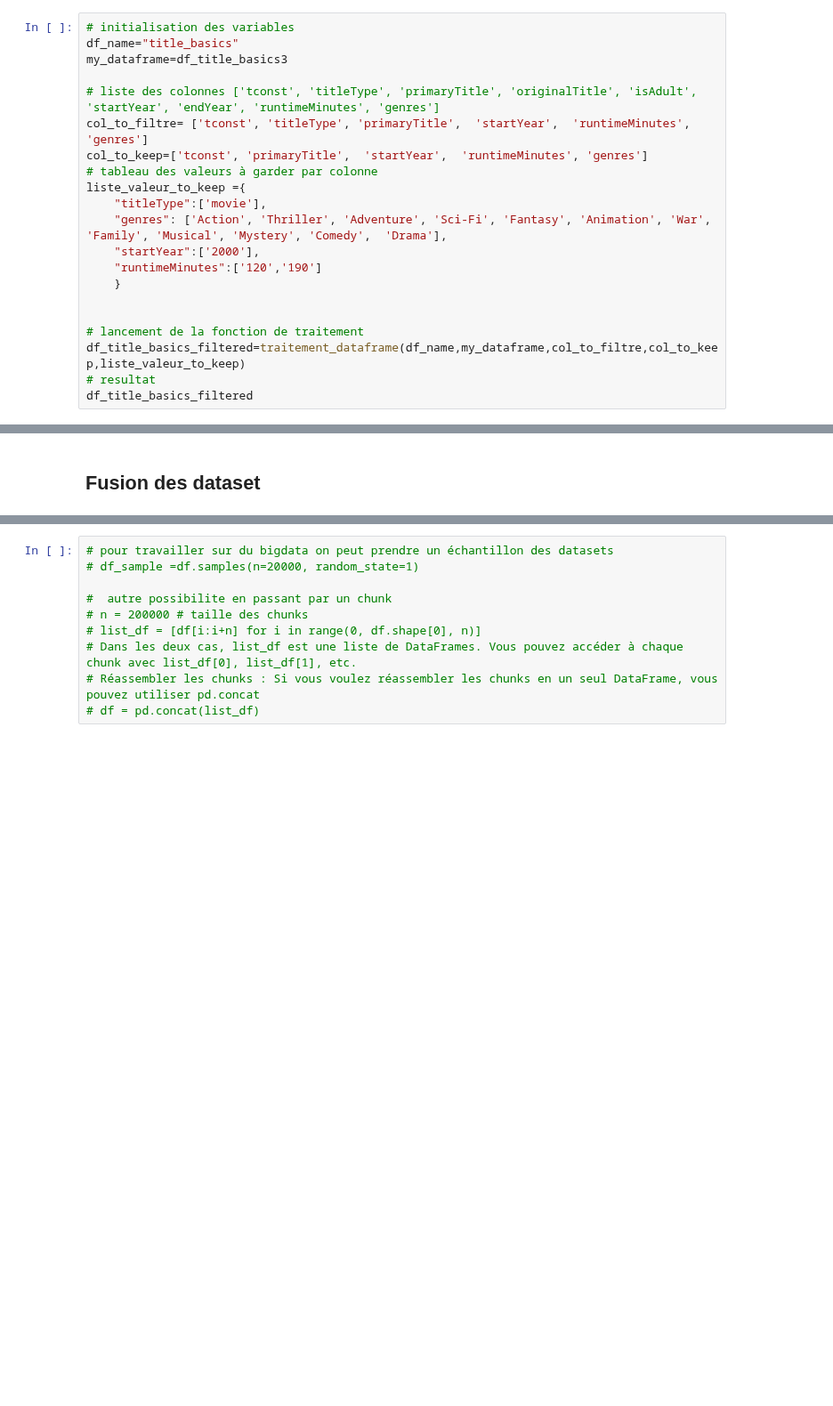
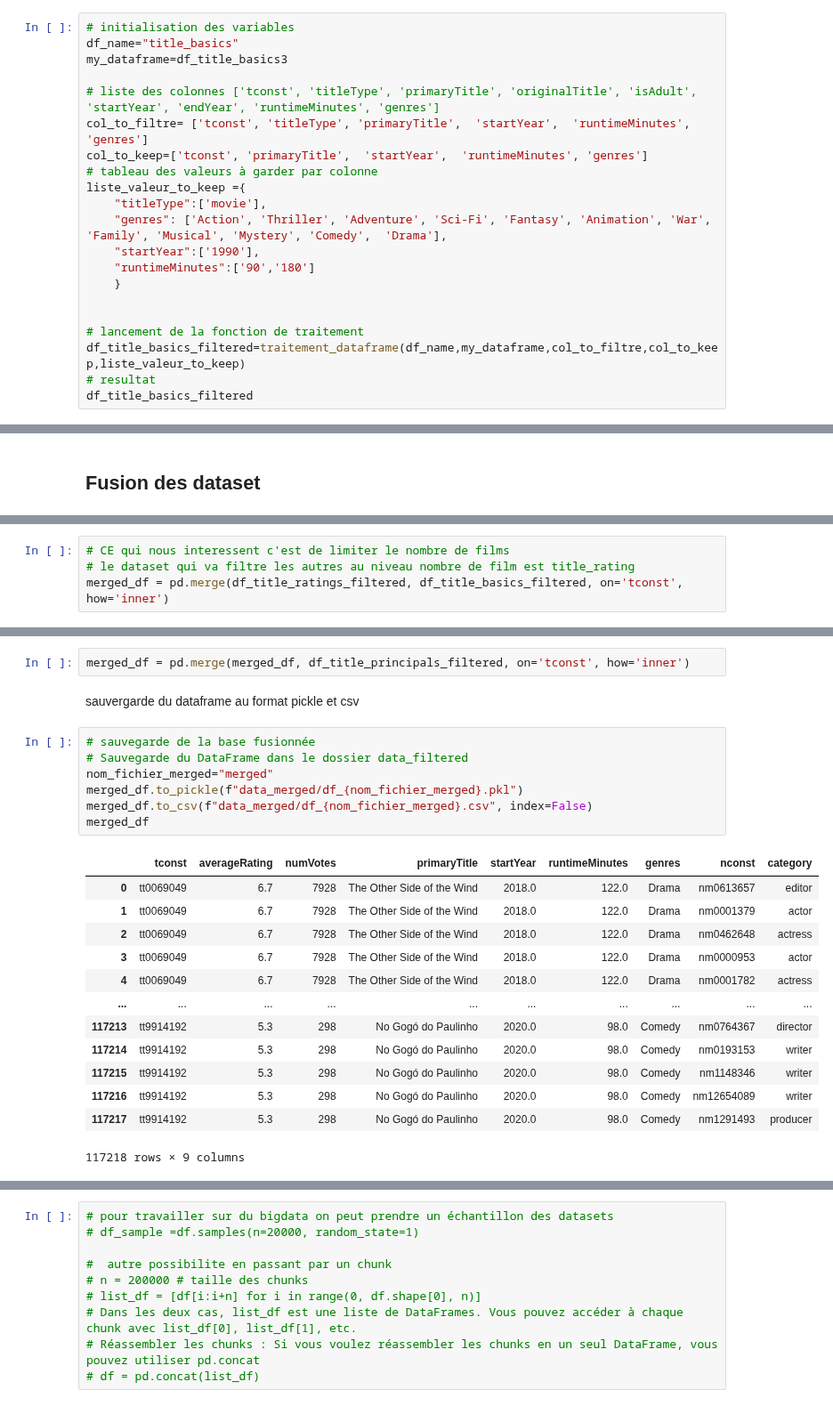
Before and after one commit to bigmoletos/WildCodeSchool_formation_IA_nov2023, a Jupyter notebook: Projets/Projet2_NetFlix/recommandation_films.ipynb, the cells around one changed output, grey strips where cells are left out. Shown at 89% size. Cells and saved outputs as stored; diff of their text form; blank space fills up the shorter version.

```diff
--- a/Projets/Projet2_NetFlix/recommandation_films.ipynb
+++ b/Projets/Projet2_NetFlix/recommandation_films.ipynb
@@ -792,8 +666,8 @@ col_to_keep=['tconst', 'primaryTitle',  'startYear',  'runtimeMinutes', 'genres'
 liste_valeur_to_keep ={
     "titleType":['movie'],
     "genres": ['Action', 'Thriller', 'Adventure', 'Sci-Fi', 'Fantasy', 'Animation', 'War', 'Family', 'Musical', 'Mystery', 'Comedy',  'Drama'],
-    "startYear":['2000'],
-    "runtimeMinutes":['120','190']
+    "startYear":['1990'],
+    "runtimeMinutes":['90','180']
     }
 
 
@@ -1138,0 +946,4 @@ colonne_a_garder :
+# %%
+# CE qui nous interessent c'est de limiter le nombre de films
+# le dataset qui va filtre les autres au niveau nombre de film est title_rating
+merged_df = pd.merge(df_title_ratings_filtered, df_title_basics_filtered, on='tconst', how='inner')
@@ -1138,0 +956,25 @@ colonne_a_garder :
+# %%
+merged_df = pd.merge(merged_df, df_title_principals_filtered, on='tconst', how='inner')
+# %% [markdown]
+sauvergarde du dataframe au format pickle et csv
+# %%
+# sauvegarde de la base fusionnée
+# Sauvegarde du DataFrame dans le dossier data_filtered
+nom_fichier_merged="merged"
+merged_df.to_pickle(f"data_merged/df_{nom_fichier_merged}.pkl")
+merged_df.to_csv(f"data_merged/df_{nom_fichier_merged}.csv", index=False)
+merged_df
+# %% [output]
+|  | tconst | averageRating | numVotes | primaryTitle | startYear | runtimeMinutes | genres | nconst | category |
+| 0 | tt0069049 | 6.7 | 7928 | The Other Side of the Wind | 2018.0 | 122.0 | Drama | nm0613657 | editor |
+| 1 | tt0069049 | 6.7 | 7928 | The Other Side of the Wind | 2018.0 | 122.0 | Drama | nm0001379 | actor |
+| 2 | tt0069049 | 6.7 | 7928 | The Other Side of the Wind | 2018.0 | 122.0 | Drama | nm0462648 | actress |
+| 3 | tt0069049 | 6.7 | 7928 | The Other Side of the Wind | 2018.0 | 122.0 | Drama | nm0000953 | actor |
+| 4 | tt0069049 | 6.7 | 7928 | The Other Side of the Wind | 2018.0 | 122.0 | Drama | nm0001782 | actress |
+| ... | ... | ... | ... | ... | ... | ... | ... | ... | ... |
+| 117213 | tt9914192 | 5.3 | 298 | No Gogó do Paulinho | 2020.0 | 98.0 | Comedy | nm0764367 | director |
+| 117214 | tt9914192 | 5.3 | 298 | No Gogó do Paulinho | 2020.0 | 98.0 | Comedy | nm0193153 | writer |
+| 117215 | tt9914192 | 5.3 | 298 | No Gogó do Paulinho | 2020.0 | 98.0 | Comedy | nm1148346 | writer |
+| 117216 | tt9914192 | 5.3 | 298 | No Gogó do Paulinho | 2020.0 | 98.0 | Comedy | nm12654089 | writer |
+| 117217 | tt9914192 | 5.3 | 298 | No Gogó do Paulinho | 2020.0 | 98.0 | Comedy | nm1291493 | producer |
+117218 rows × 9 columns
```
Also changed, not shown: parts of 75 cells of this notebook.
